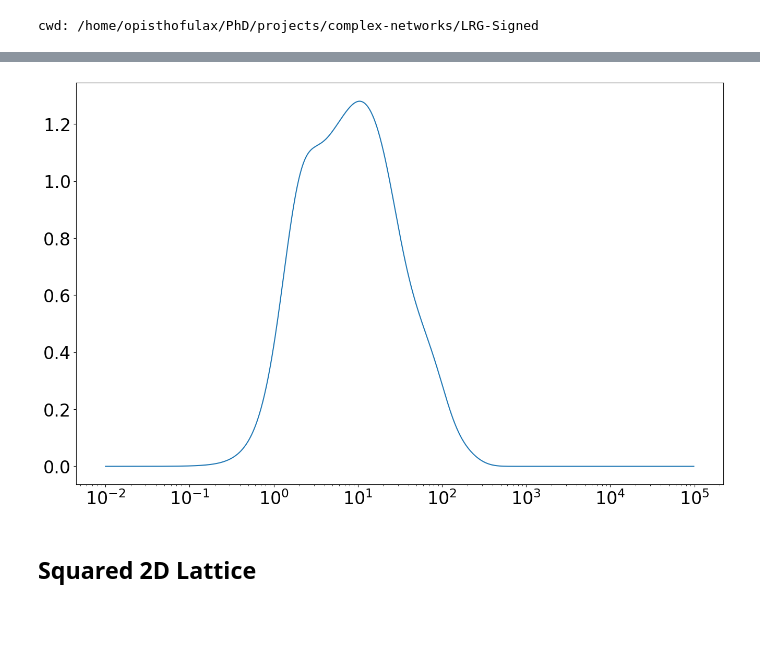
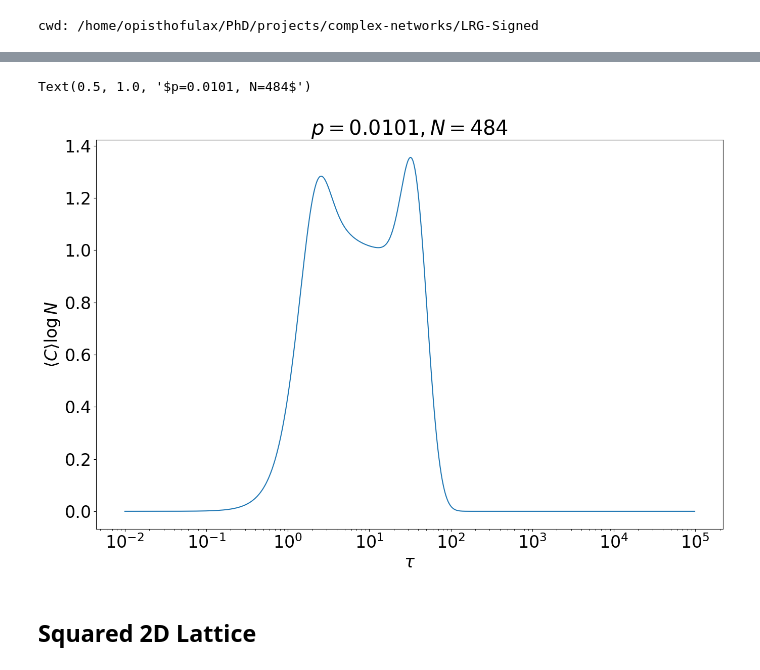
Before and after one commit to giulioiannelli/lrgsglib-public, a Jupyter notebook: notebooks/signed_lattice2d.ipynb, the cells around one changed output, grey strips where cells are left out. Saved outputs shown, nothing was run; the diff lists cells and outputs as text; code cells hidden in the pictures; blank space fills up the shorter version.

```diff
--- a/notebooks/signed_lattice2d.ipynb
+++ b/notebooks/signed_lattice2d.ipynb
@@ -25,12 +58,16 @@ plt.xscale('log')
 # %%
-c = np.fromfile("data/l2d_squared/N=400_navg=20/Sm1_avg_p=0.12.bin")
+c = np.fromfile(f"data/l2d_squared/N={N}_navg=10000/Sm1_avg_p={p:.3g}.bin")
+t = np.logspace(-2, 5, 1000)
 c =np.log(100) * dv(c, np.log(t))
-t = np.logspace(-2, 5, 1000)
 
 plt.plot(t[:-1], c)
 plt.xscale('log')
+plt.xlabel(r'$\tau$')
+plt.ylabel(r'$\langle C\rangle\log N$')
+plt.title(fr'$p={p:.3g}, N={N}$')
 # %% [output]
+Text(0.5, 1.0, '$p=0.0101, N=484$')
-[figure, old version]
+[figure, new version]
 # %% [markdown]
 ## Squared 2D Lattice
 # %%
```
Also changed, not shown: parts of 3 cells of this notebook.
